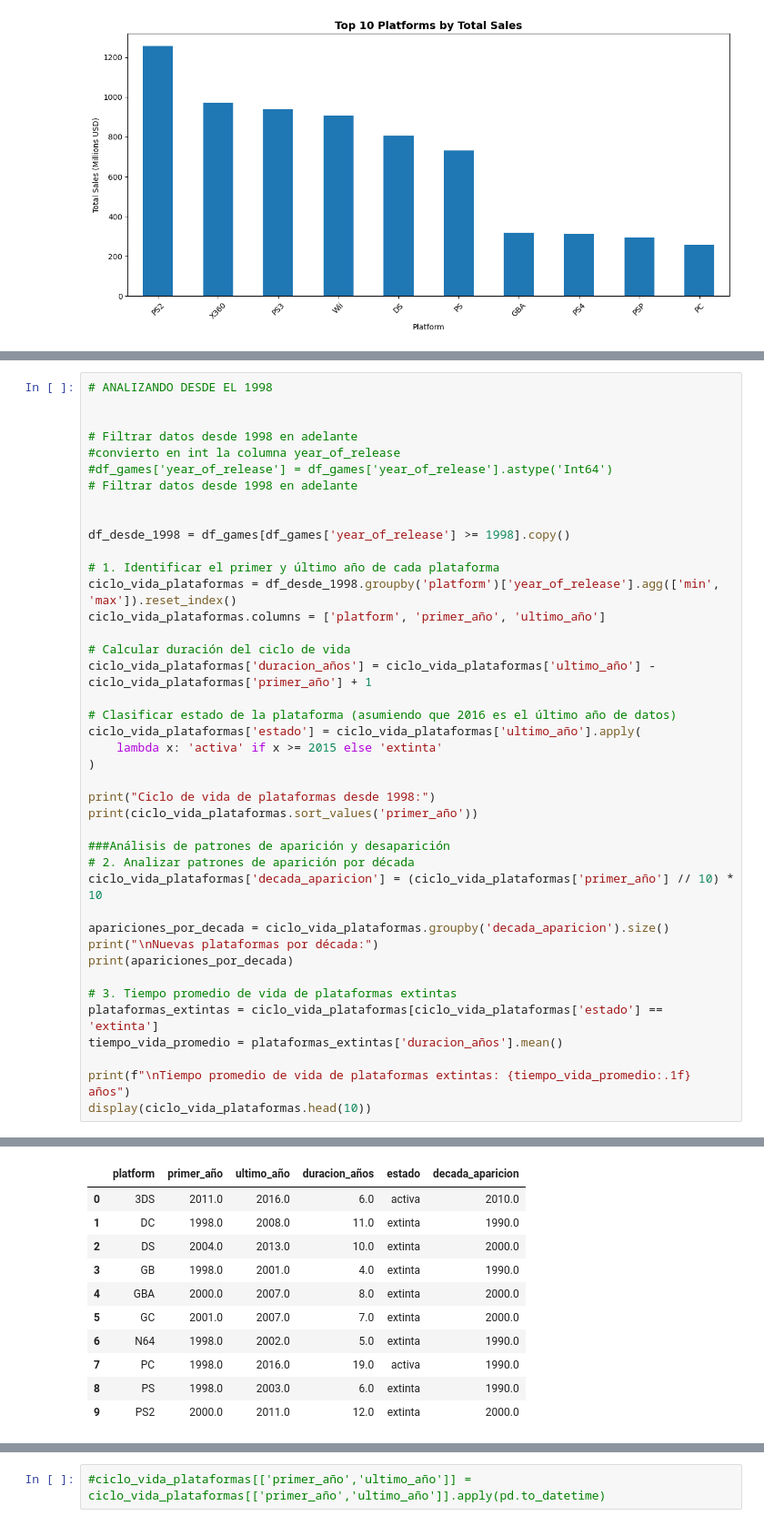
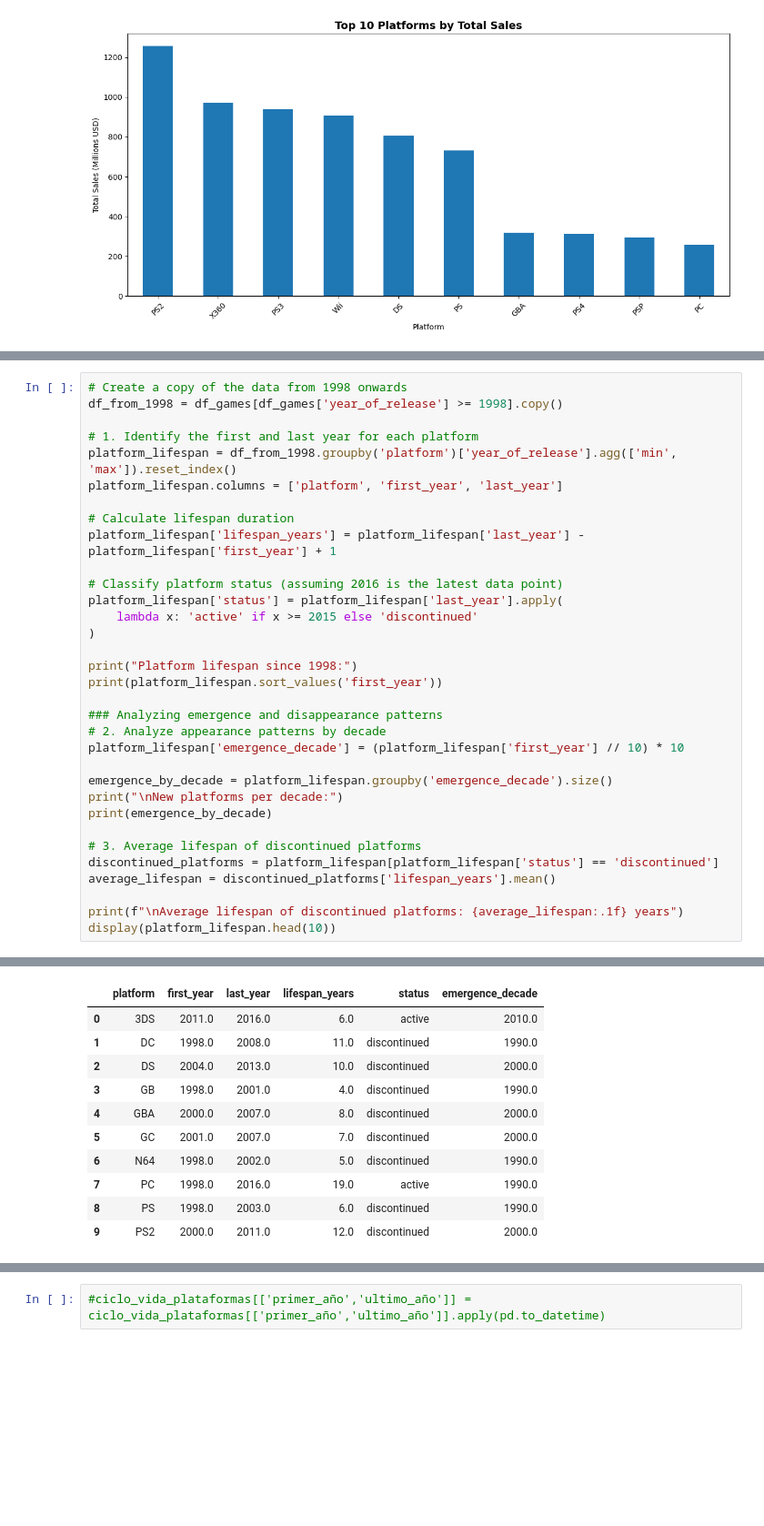
Before and after one commit to juliethrodri24-web/analisis_ventas_videojuegos_tienda, a Jupyter notebook: notebook.ipynb, the cells around one changed output, grey strips where cells are left out. Shown at 91% size. Cells and saved outputs as stored; diff of their text form; blank space fills up the shorter version.

```diff
--- a/notebook.ipynb
+++ b/notebook.ipynb
@@ -606,42 +601,34 @@ float64
 # %%
-# ANALIZANDO DESDE EL 1998
+# Create a copy of the data from 1998 onwards
+df_from_1998 = df_games[df_games['year_of_release'] >= 1998].copy()
 
+# 1. Identify the first and last year for each platform
+platform_lifespan = df_from_1998.groupby('platform')['year_of_release'].agg(['min', 'max']).reset_index()
+platform_lifespan.columns = ['platform', 'first_year', 'last_year']
 
-# Filtrar datos desde 1998 en adelante
-#convierto en int la columna year_of_release
-#df_games['year_of_release'] = df_games['year_of_release'].astype('Int64')
-# Filtrar datos desde 1998 en adelante
+# Calculate lifespan duration
+platform_lifespan['lifespan_years'] = platform_lifespan['last_year'] - platform_lifespan['first_year'] + 1
 
-
-df_desde_1998 = df_games[df_games['year_of_release'] >= 1998].copy()
-
-# 1. Identificar el primer y último año de cada plataforma
-ciclo_vida_plataformas = df_desde_1998.groupby('platform')['year_of_release'].agg(['min', 'max']).reset_index()
-ciclo_vida_plataformas.columns = ['platform', 'primer_año', 'ultimo_año']
-
-# Calcular duración del ciclo de vida
-ciclo_vida_plataformas['duracion_años'] = ciclo_vida_plataformas['ultimo_año'] - ciclo_vida_plataformas['primer_año'] + 1
-
-# Clasificar estado de la plataforma (asumiendo que 2016 es el último año de datos)
-ciclo_vida_plataformas['estado'] = ciclo_vida_plataformas['ultimo_año'].apply(
-    lambda x: 'activa' if x >= 2015 else 'extinta'
+# Classify platform status (assuming 2016 is the latest data point)
+platform_lifespan['status'] = platform_lifespan['last_year'].apply(
+    lambda x: 'active' if x >= 2015 else 'discontinued'
 )
 
-print("Ciclo de vida de plataformas desde 1998:")
-print(ciclo_vida_plataformas.sort_values('primer_año'))
+print("Platform lifespan since 1998:")
+print(platform_lifespan.sort_values('first_year'))
 
-###Análisis de patrones de aparición y desaparición
-# 2. Analizar patrones de aparición por década
-ciclo_vida_plataformas['decada_aparicion'] = (ciclo_vida_plataformas['primer_año'] // 10) * 10
+### Analyzing emergence and disappearance patterns
+# 2. Analyze appearance patterns by decade
+platform_lifespan['emergence_decade'] = (platform_lifespan['first_year'] // 10) * 10
 
-apariciones_por_decada = ciclo_vida_plataformas.groupby('decada_aparicion').size()
-print("\nNuevas plataformas por década:")
-print(apariciones_por_decada)
+emergence_by_decade = platform_lifespan.groupby('emergence_decade').size()
+print("\nNew platforms per decade:")
+print(emergence_by_decade)
 
-# 3. Tiempo promedio de vida de plataformas extintas
-plataformas_extintas = ciclo_vida_plataformas[ciclo_vida_plataformas['estado'] == 'extinta']
-tiempo_vida_promedio = plataformas_extintas['duracion_años'].mean()
+# 3. Average lifespan of discontinued platforms
+discontinued_platforms = platform_lifespan[platform_lifespan['status'] == 'discontinued']
+average_lifespan = discontinued_platforms['lifespan_years'].mean()
 
-print(f"\nTiempo promedio de vida de plataformas extintas: {tiempo_vida_promedio:.1f} años")
-display(ciclo_vida_plataformas.head(10))
+print(f"\nAverage lifespan of discontinued platforms: {average_lifespan:.1f} years")
+display(platform_lifespan.head(10))
 # %% [output]
@@ -665,11 +652,11 @@ Tiempo promedio de vida de plataformas extintas: 6.6 años
-|  | platform | primer_año | ultimo_año | duracion_años | estado | decada_aparicion |
-| 0 | 3DS | 2011.0 | 2016.0 | 6.0 | activa | 2010.0 |
-| 1 | DC | 1998.0 | 2008.0 | 11.0 | extinta | 1990.0 |
-| 2 | DS | 2004.0 | 2013.0 | 10.0 | extinta | 2000.0 |
-| 3 | GB | 1998.0 | 2001.0 | 4.0 | extinta | 1990.0 |
-| 4 | GBA | 2000.0 | 2007.0 | 8.0 | extinta | 2000.0 |
-| 5 | GC | 2001.0 | 2007.0 | 7.0 | extinta | 2000.0 |
-| 6 | N64 | 1998.0 | 2002.0 | 5.0 | extinta | 1990.0 |
-| 7 | PC | 1998.0 | 2016.0 | 19.0 | activa | 1990.0 |
-| 8 | PS | 1998.0 | 2003.0 | 6.0 | extinta | 1990.0 |
-| 9 | PS2 | 2000.0 | 2011.0 | 12.0 | extinta | 2000.0 |
+|  | platform | first_year | last_year | lifespan_years | status | emergence_decade |
+| 0 | 3DS | 2011.0 | 2016.0 | 6.0 | active | 2010.0 |
+| 1 | DC | 1998.0 | 2008.0 | 11.0 | discontinued | 1990.0 |
+| 2 | DS | 2004.0 | 2013.0 | 10.0 | discontinued | 2000.0 |
+| 3 | GB | 1998.0 | 2001.0 | 4.0 | discontinued | 1990.0 |
+| 4 | GBA | 2000.0 | 2007.0 | 8.0 | discontinued | 2000.0 |
+| 5 | GC | 2001.0 | 2007.0 | 7.0 | discontinued | 2000.0 |
+| 6 | N64 | 1998.0 | 2002.0 | 5.0 | discontinued | 1990.0 |
+| 7 | PC | 1998.0 | 2016.0 | 19.0 | active | 1990.0 |
+| 8 | PS | 1998.0 | 2003.0 | 6.0 | discontinued | 1990.0 |
+| 9 | PS2 | 2000.0 | 2011.0 | 12.0 | discontinued | 2000.0 |
```
Also changed, not shown: parts of 7 cells of this notebook.
